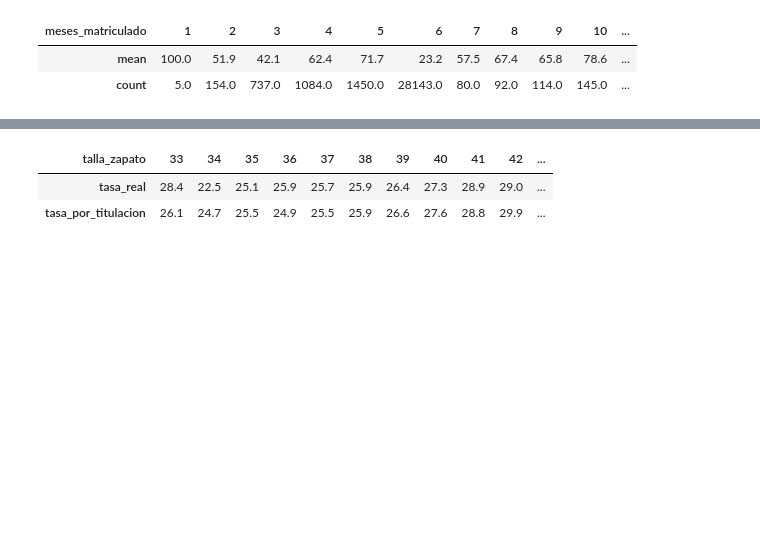
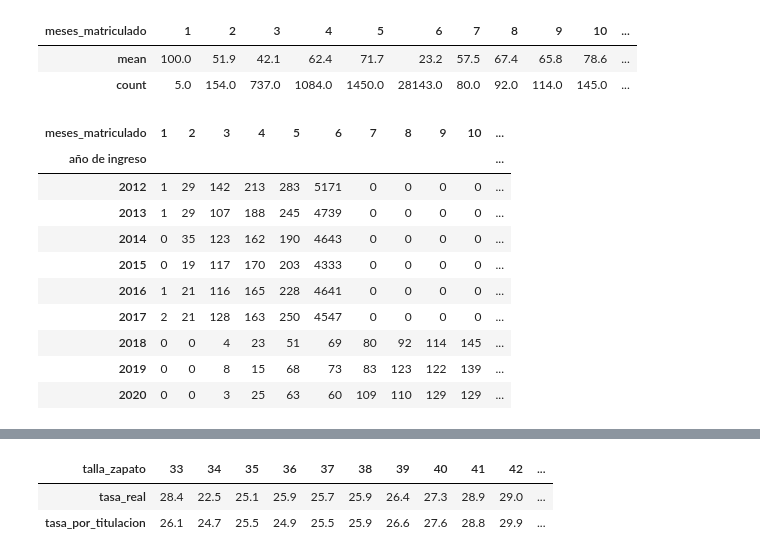
Before and after one commit to alfquito0206/data-mining-2026, a Jupyter notebook: practica-01/Práctica 1 - Análisis, procesamiento y validación .ipynb, the cells around one changed output, grey strips where cells are left out. Cells and saved outputs as stored; diff of their text form; code cells hidden in the pictures; blank space fills up the shorter version.

```diff
--- a/practica-01/Práctica 1 - Análisis, procesamiento y validación .ipynb
+++ b/practica-01/Práctica 1 - Análisis, procesamiento y validación .ipynb
@@ -1281,3 +1281,24 @@ tabla.T
 | meses_matriculado | 1 | 2 | 3 | 4 | 5 | 6 | 7 | 8 | 9 | 10 | ... |
 | mean | 100.0 | 51.9 | 42.1 | 62.4 | 71.7 | 23.2 | 57.5 | 67.4 | 65.8 | 78.6 | ... |
 | count | 5.0 | 154.0 | 737.0 | 1084.0 | 1450.0 | 28143.0 | 80.0 | 92.0 | 114.0 | 145.0 | ... |
+# %%
+# meses_matriculado según el año de ingreso, en train (sin duplicados) y en test
+anio_train = eda['id'].str.split('-').str[1]
+anio_test = df_test['id'].str.split('-').str[1]
+
+tabla = pd.concat([pd.crosstab(anio_train, eda['meses_matriculado']),
+                   pd.crosstab(anio_test, df_test['meses_matriculado'])]).fillna(0).astype(int)
+tabla.index.name = 'año de ingreso'
+tabla
+# %% [output]
+| meses_matriculado | 1 | 2 | 3 | 4 | 5 | 6 | 7 | 8 | 9 | 10 | ... |
+| año de ingreso |  |  |  |  |  |  |  |  |  |  | ... |
+| 2012 | 1 | 29 | 142 | 213 | 283 | 5171 | 0 | 0 | 0 | 0 | ... |
+| 2013 | 1 | 29 | 107 | 188 | 245 | 4739 | 0 | 0 | 0 | 0 | ... |
+| 2014 | 0 | 35 | 123 | 162 | 190 | 4643 | 0 | 0 | 0 | 0 | ... |
+| 2015 | 0 | 19 | 117 | 170 | 203 | 4333 | 0 | 0 | 0 | 0 | ... |
+| 2016 | 1 | 21 | 116 | 165 | 228 | 4641 | 0 | 0 | 0 | 0 | ... |
+| 2017 | 2 | 21 | 128 | 163 | 250 | 4547 | 0 | 0 | 0 | 0 | ... |
+| 2018 | 0 | 0 | 4 | 23 | 51 | 69 | 80 | 92 | 114 | 145 | ... |
+| 2019 | 0 | 0 | 8 | 15 | 68 | 73 | 83 | 123 | 122 | 139 | ... |
+| 2020 | 0 | 0 | 3 | 25 | 63 | 60 | 109 | 110 | 129 | 129 | ... |
```
Also changed, not shown: parts of 13 cells of this notebook.
